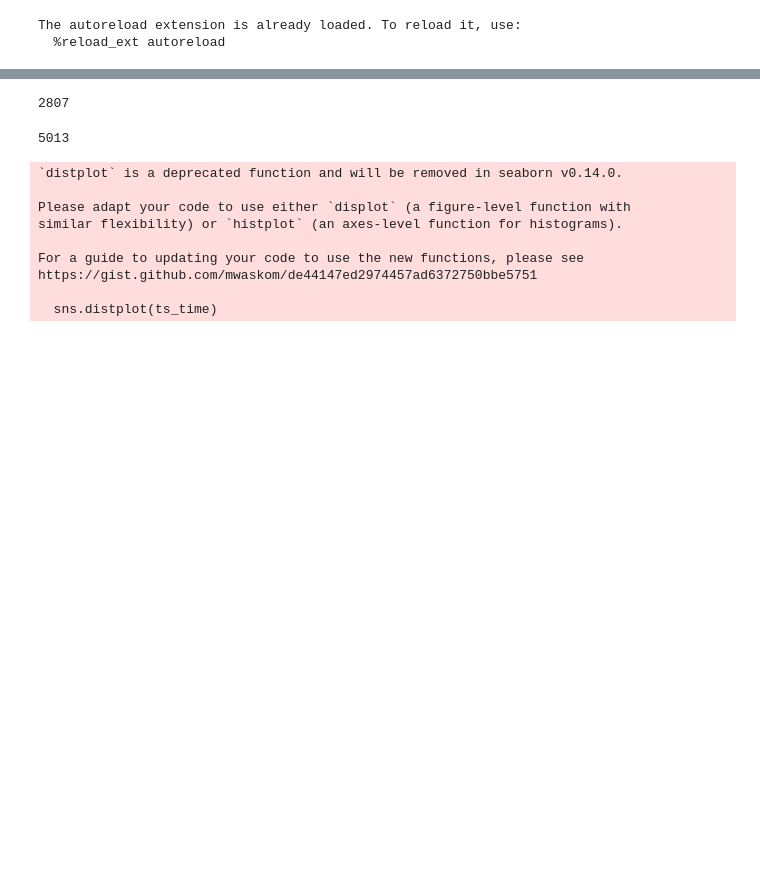
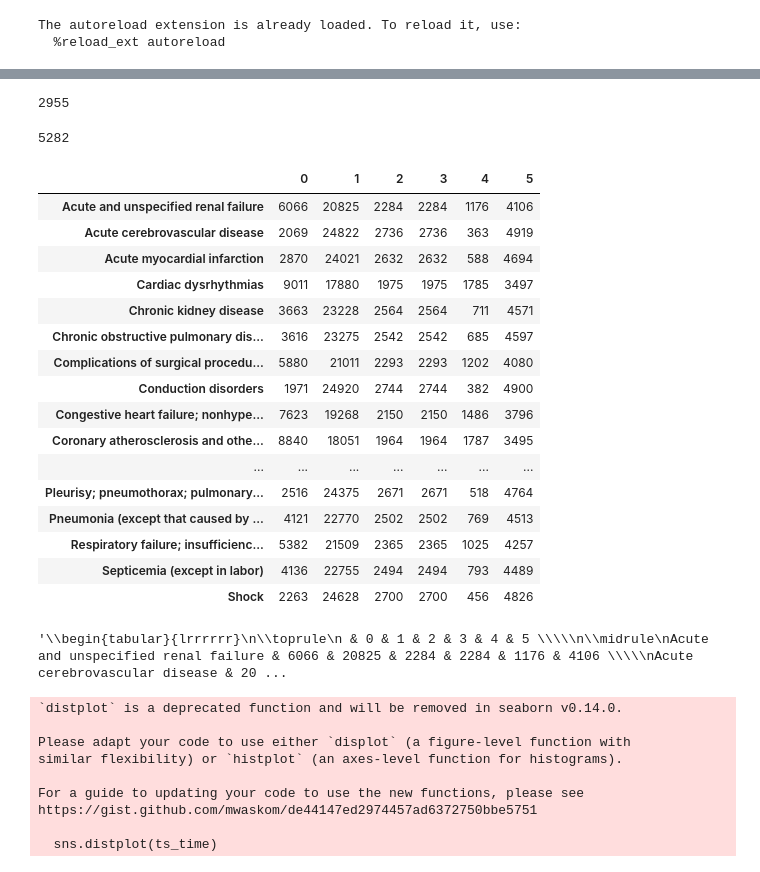
Before and after one commit to HKU-MedAI/CTPD, a Jupyter notebook: notebooks/count.ipynb, the cells around one changed output, grey strips where cells are left out. Drawn from its saved outputs; the diff is of its cells as text; code cells hidden in the pictures; blank space fills up the shorter version.

```diff
--- a/notebooks/count.ipynb
+++ b/notebooks/count.ipynb
@@ -44,17 +67,60 @@ print(len(data))
 # %%
-pkl_file = "/home/fywang/Documents/EHR_codebase/MMMSPG/data/mimiciii_benchmark/output_mimic3/pheno/val_p2x_data.pkl"
+pkl_file = "/home/fywang/Documents/EHR_codebase/MMMSPG/output_mimic3/pheno/norm_ts_val.pkl"
 with open(pkl_file, 'rb') as f:
-    data = pickle.load(f)
-print(len(data))
+    val_data = pickle.load(f)
+print(len(val_data))
 # %% [output]
-2807
+2955
+# %%
+val_labels = []
+for i in range(len(val_data)):
+    val_labels.append(val_data[i]["label"])
+
+val_labels = pd.DataFrame(val_labels)
+pos_val_labels = val_labels.sum(axis=0)
+neg_val_labels = len(val_labels) - pos_val_labels
 # %%
-pkl_file = "/home/fywang/Documents/EHR_codebase/MMMSPG/data/mimiciii_benchmark/output_mimic3/pheno/test_p2x_data.pkl"
+pkl_file = "/home/fywang/Documents/EHR_codebase/MMMSPG/output_mimic3/pheno/norm_ts_test.pkl"
 with open(pkl_file, 'rb') as f:
-    data = pickle.load(f)
-print(len(data))
+    test_data = pickle.load(f)
+print(len(test_data))
 # %% [output]
-5013
+5282
+# %%
+test_labels = []
+for i in range(len(test_data)):
+    test_labels.append(test_data[i]["label"])
+
+test_labels = pd.DataFrame(test_labels)
+pos_test_labels = test_labels.sum(axis=0)
+neg_test_labels = len(test_labels) - pos_test_labels
+# %%
+res_df = pd.concat([pos_train_labels, neg_train_labels, neg_val_labels, neg_val_labels, pos_test_labels, neg_test_labels], axis=1)
+res_df.index = phenotypes
+# %%
+res_df
+# %% [output]
+|  | 0 | 1 | 2 | 3 | 4 | 5 |
+| Acute and unspecified renal failure | 6066 | 20825 | 2284 | 2284 | 1176 | 4106 |
+| Acute cerebrovascular disease | 2069 | 24822 | 2736 | 2736 | 363 | 4919 |
+| Acute myocardial infarction | 2870 | 24021 | 2632 | 2632 | 588 | 4694 |
+| Cardiac dysrhythmias | 9011 | 17880 | 1975 | 1975 | 1785 | 3497 |
+| Chronic kidney disease | 3663 | 23228 | 2564 | 2564 | 711 | 4571 |
+| Chronic obstructive pulmonary dis... | 3616 | 23275 | 2542 | 2542 | 685 | 4597 |
+| Complications of surgical procedu... | 5880 | 21011 | 2293 | 2293 | 1202 | 4080 |
+| Conduction disorders | 1971 | 24920 | 2744 | 2744 | 382 | 4900 |
+| Congestive heart failure; nonhype... | 7623 | 19268 | 2150 | 2150 | 1486 | 3796 |
+| Coronary atherosclerosis and othe... | 8840 | 18051 | 1964 | 1964 | 1787 | 3495 |
+| ... | ... | ... | ... | ... | ... | ... |
+| Pleurisy; pneumothorax; pulmonary... | 2516 | 24375 | 2671 | 2671 | 518 | 4764 |
+| Pneumonia (except that caused by ... | 4121 | 22770 | 2502 | 2502 | 769 | 4513 |
+| Respiratory failure; insufficienc... | 5382 | 21509 | 2365 | 2365 | 1025 | 4257 |
+| Septicemia (except in labor) | 4136 | 22755 | 2494 | 2494 | 793 | 4489 |
+| Shock | 2263 | 24628 | 2700 | 2700 | 456 | 4826 |
+# %%
+res_df.to_latex()
+# %% [output]
+'\\begin{tabular}{lrrrrrr}\n\\toprule\n & 0 & 1 & 2 & 3 & 4 & 5 \\\\\n\\midrule\nAcute and unspecified renal failure & 6066 & 20825 & 2284 & 2284 & 1176 & 4106 \\\\\nAcute cerebrovascular disease & 20 ...
 # %%
 # data[0].keys()
 # cxr_num = []
```
Also changed, not shown: parts of 6 cells of this notebook, 6 other files.
